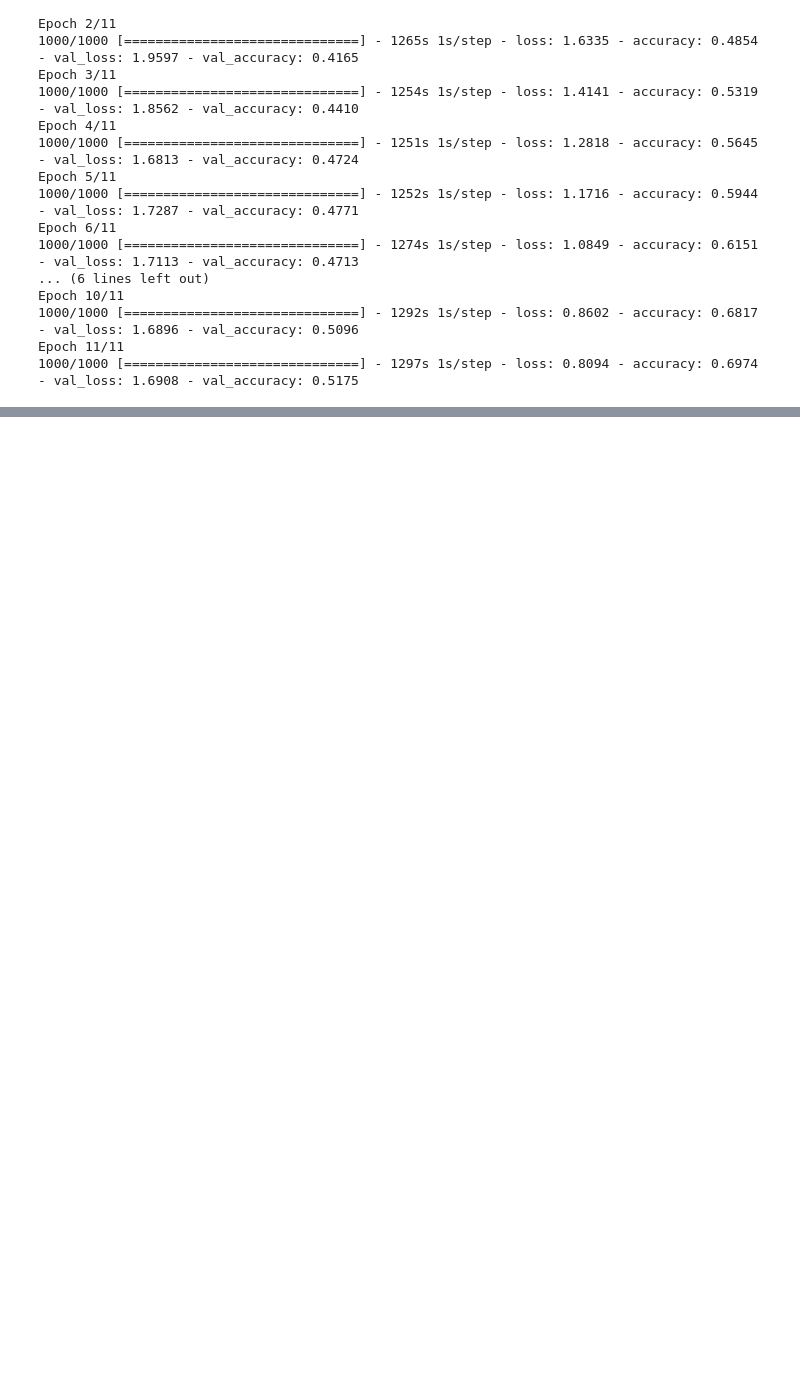
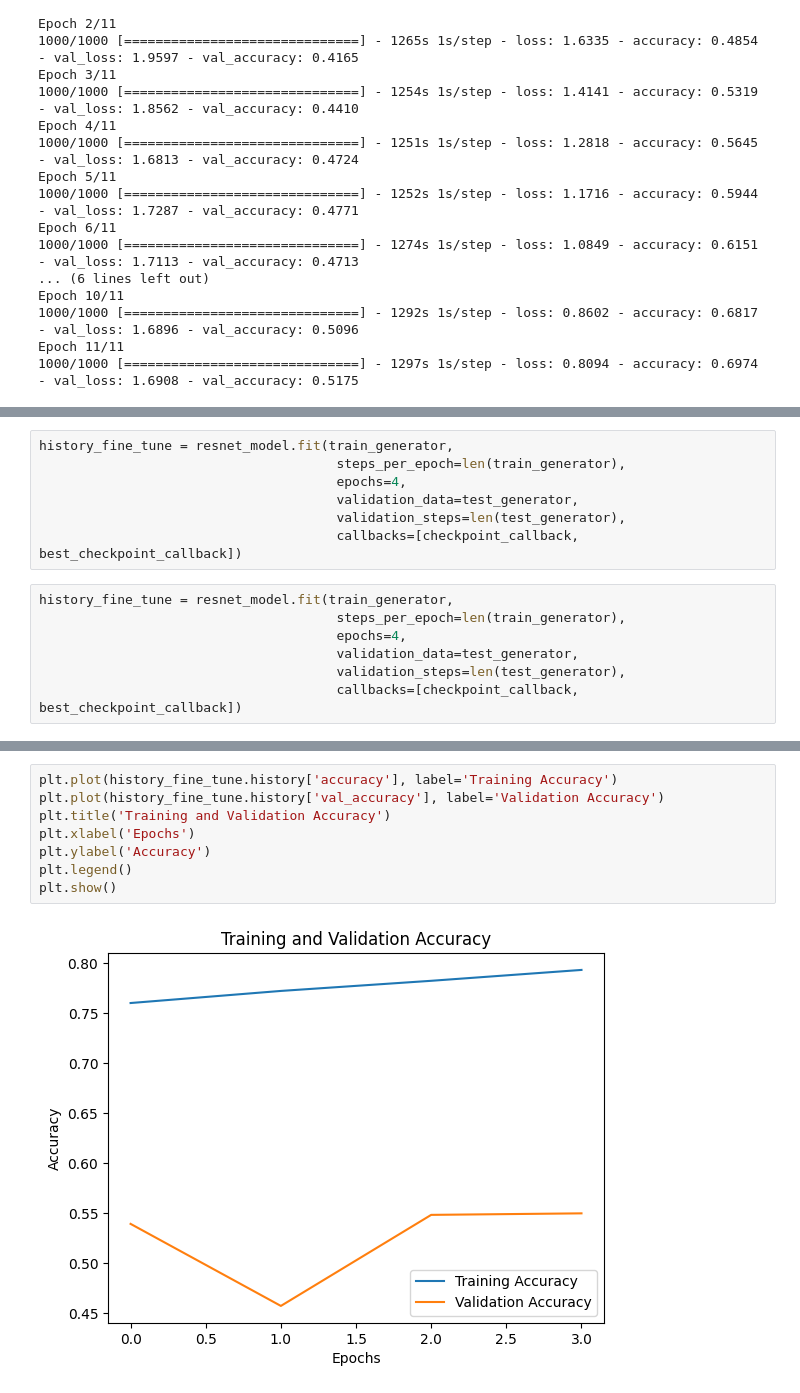
Before and after one commit to KhamessiTaha/CarVisionProject, a Jupyter notebook: Car_Model_Classification.ipynb, the cells around one changed output, grey strips where cells are left out. Drawn from its saved outputs; the diff is of its cells as text; blank space fills up the shorter version.

```diff
--- a/Car_Model_Classification.ipynb
+++ b/Car_Model_Classification.ipynb
@@ -390,0 +418,14 @@ Epoch 11/11
+# %%
+history_fine_tune = resnet_model.fit(train_generator,
+                                      steps_per_epoch=len(train_generator),
+                                      epochs=4,
+                                      validation_data=test_generator,
+                                      validation_steps=len(test_generator),
+                                      callbacks=[checkpoint_callback, best_checkpoint_callback])
+# %%
+history_fine_tune = resnet_model.fit(train_generator,
+                                      steps_per_epoch=len(train_generator),
+                                      epochs=4,
+                                      validation_data=test_generator,
+                                      validation_steps=len(test_generator),
+                                      callbacks=[checkpoint_callback, best_checkpoint_callback])
@@ -390,0 +441,10 @@ Epoch 11/11
+# %%
+plt.plot(history_fine_tune.history['accuracy'], label='Training Accuracy')
+plt.plot(history_fine_tune.history['val_accuracy'], label='Validation Accuracy')
+plt.title('Training and Validation Accuracy')
+plt.xlabel('Epochs')
+plt.ylabel('Accuracy')
+plt.legend()
+plt.show()
+# %% [output]
+[figure, added]
```
Also changed, not shown: parts of 28 cells of this notebook.
